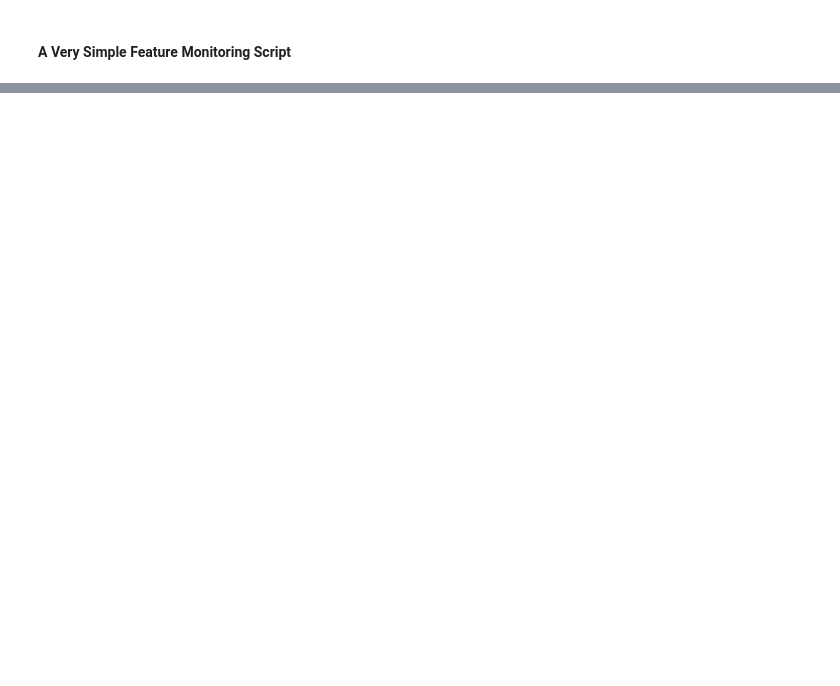
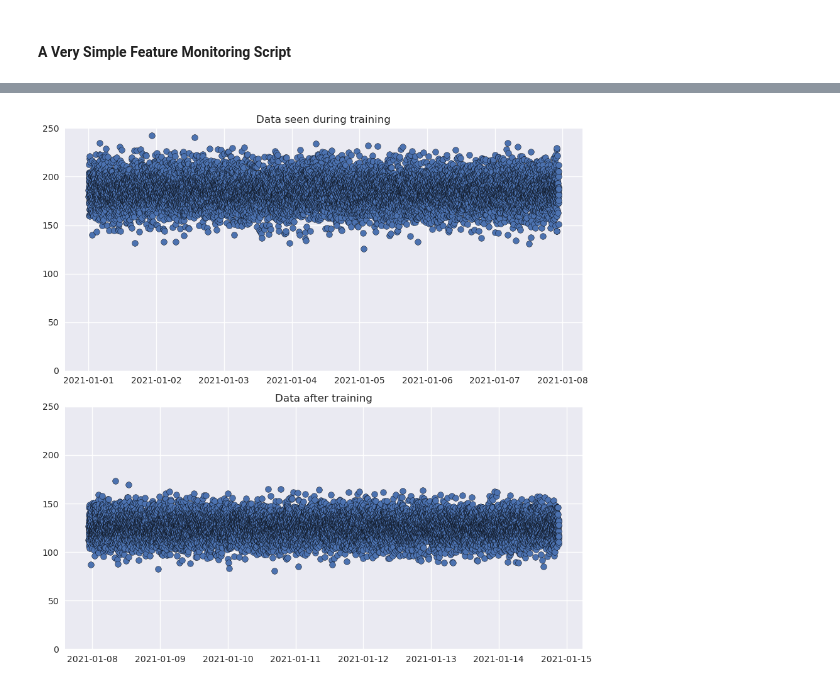
Before and after one commit to joakor89/ML_engineering_in_action, a Jupyter notebook: chap_14/WPC.ipynb, the cells around one changed output, grey strips where cells are left out. Drawn from its saved outputs; the diff is of its cells as text; code cells hidden in the pictures; blank space fills up the shorter version.

```diff
--- a/chap_14/WPC.ipynb
+++ b/chap_14/WPC.ipynb
@@ -92,0 +140,11 @@ plot_data(whoops, ORIGINAL_DATA.size, BOUNDARY_DATA.size)
+# %%
+time_spent = {'meetings': 0.2,
+              'monitoring': 0.15,
+              'troubleshooting': 0.5,
+              'project_work': 0.1,
+              'research': 0.05
+             }
+
+time = pd.DataFrame(time_spent, index=[0]).T.reset_index()
+time.columns = ['activity', 'time_percentage']
+error = np.random.rand(len(time)) / 50
@@ -92,0 +167,21 @@ plot_data(whoops, ORIGINAL_DATA.size, BOUNDARY_DATA.size)
+# %%
+data_as_of_training = np.random.normal(loc=185.3, scale=15.0, size=10000)
+data_after_training = np.random.normal(loc=125.7, scale=12.0, size=10000)
+
+training_days = np.arange(np.datetime64("2021-01-01"), np.datetime64("2021-01-08"), np.timedelta64(1, 'm') )[:10000]
+after_training_days = np.arange(training_days[-1], np.datetime64("2021-01-15"), np.timedelta64(1, 'm') )[:10000]
+
+x_jitter_training = [random.uniform(0.85, 1.15) * x for x in np.full(10000,1)]
+x_jitter_after = [random.uniform(1.85, 2.15) * x for x in np.full(10000,1)]
+# %%
+with plt.style.context(style='seaborn-v0_8'):
+    fig, axes = plt.subplots(2, 1, figsize=(9,9))
+    axes[0].scatter(training_days, data_as_of_training)
+    axes[0].set_title("Data seen during training")
+    axes[1].scatter(after_training_days, data_after_training)
+    axes[1].set_title("Data after training")
+    for ax in axes:
+        ax.set_ylim([0, 250])
+    plt.tight_layout()
+    plt.savefig("chronolgoical_shift.svg", format='svg')
+    plt.show()
@@ -92,0 +190,15 @@ plot_data(whoops, ORIGINAL_DATA.size, BOUNDARY_DATA.size)
+# %%
+with plt.style.context('seaborn-v0_8'):
+    fig, axes = plt.subplots(2, 1, figsize=(9, 9))
+    axes[0].scatter(training_days, data_as_of_training, edgecolor='black')
+    axes[0].set_title("Data seen during training")
+    axes[1].scatter(after_training_days, data_after_training, edgecolor='black')
+    axes[1].set_title("Data after training")
+    for ax in axes:
+        ax.set_ylim([0, 250])
+    plt.tight_layout()
+    plt.savefig("chronological_shift.svg", format='svg')
+
+plt.show()
+# %% [output]
+[figure, added]
```
Also changed, not shown: parts of 12 cells of this notebook, 6 other files.
